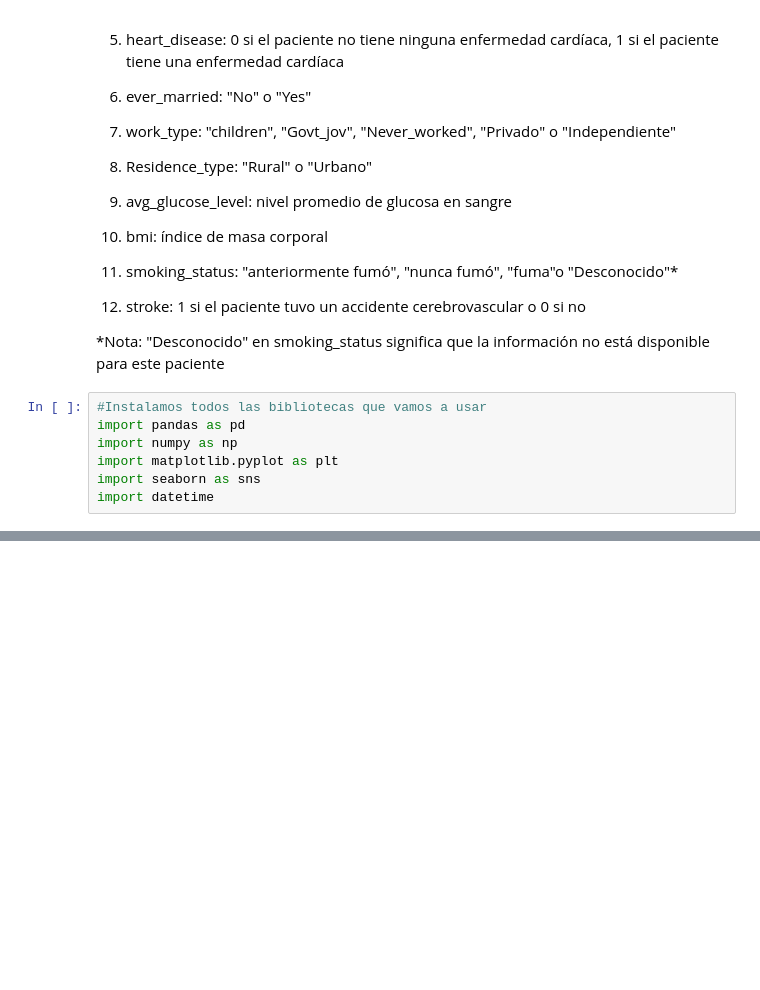
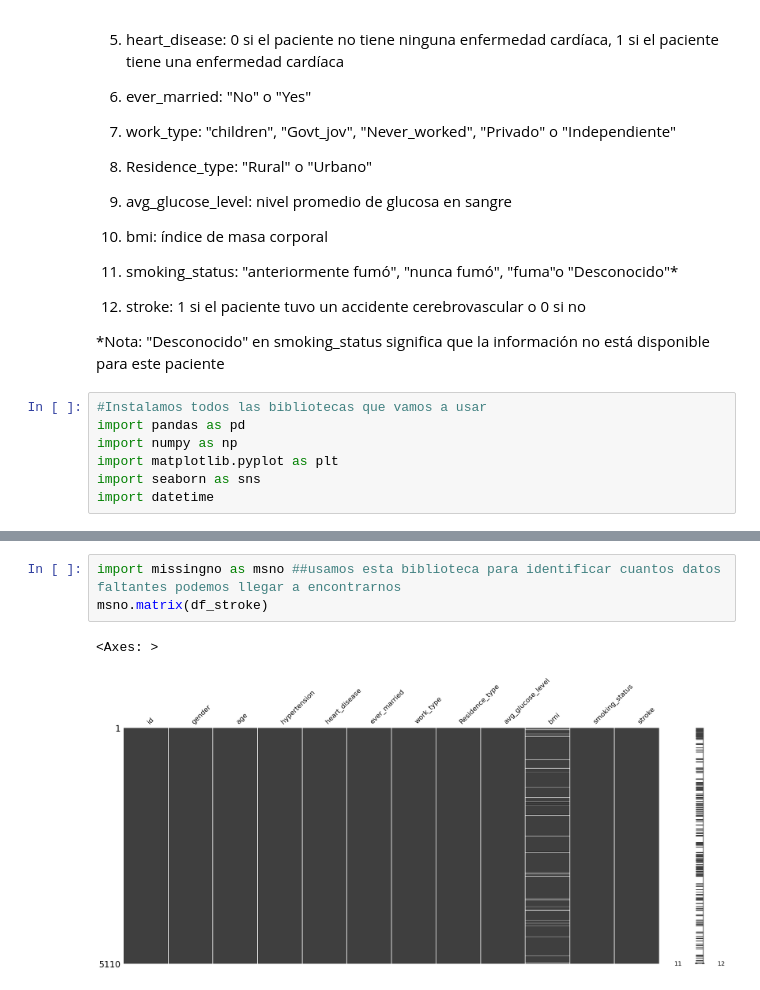
Before and after one commit to CarlosLeguiz/StrokePrediction, a Jupyter notebook: StrokePrediction.ipynb, the cells around one changed output, grey strips where cells are left out. Drawn from its saved outputs; the diff is of its cells as text; blank space fills up the shorter version.

Commit message:
importamos missigno

```diff
--- a/StrokePrediction.ipynb
+++ b/StrokePrediction.ipynb
@@ -58,0 +77,6 @@ df_stroke.head()
+# %%
+import missingno as msno ##usamos esta biblioteca para identificar cuantos datos faltantes podemos llegar a encontrarnos
+msno.matrix(df_stroke)
+# %% [output]
+<Axes: >
+[figure, added]
```
Also changed, not shown: parts of 2 cells of this notebook.
